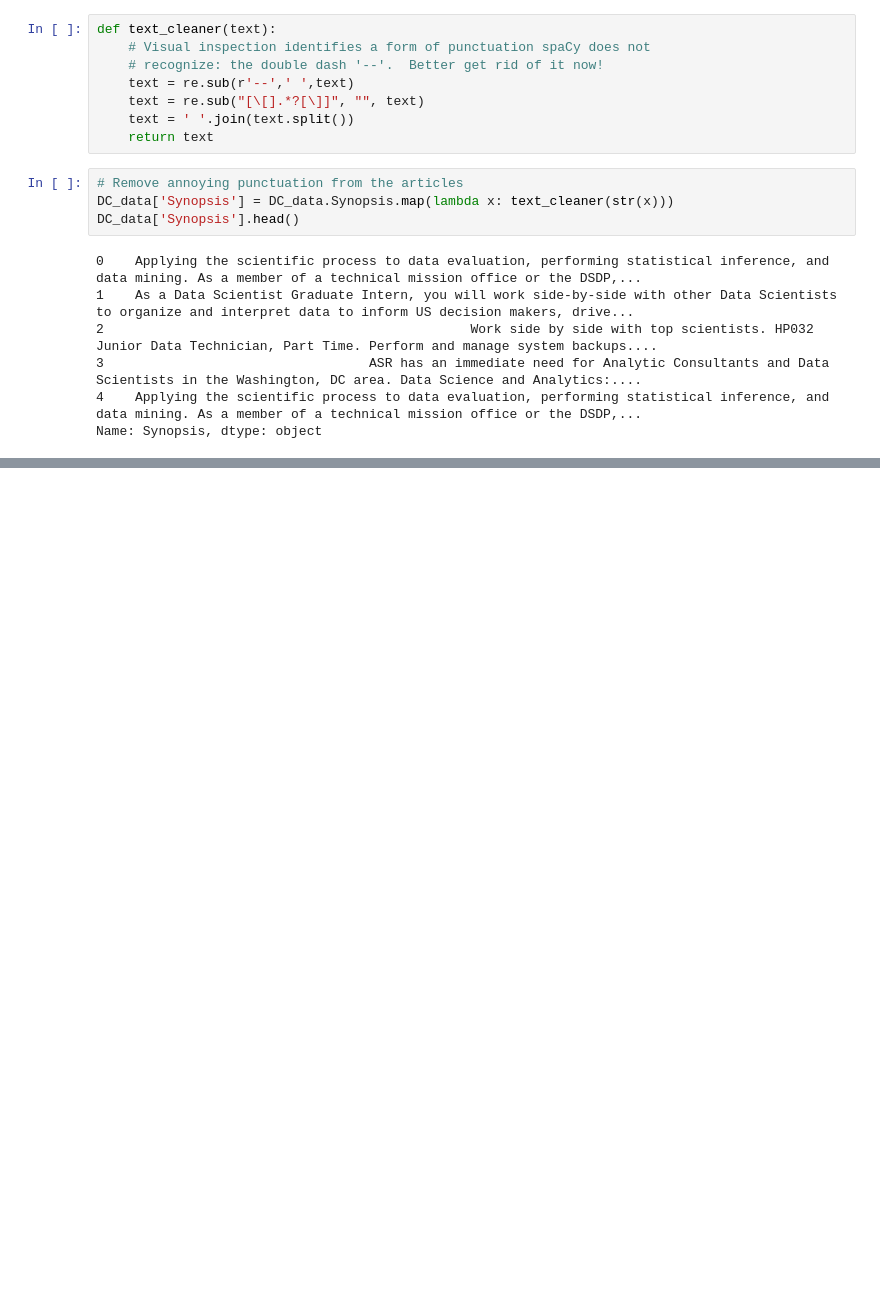
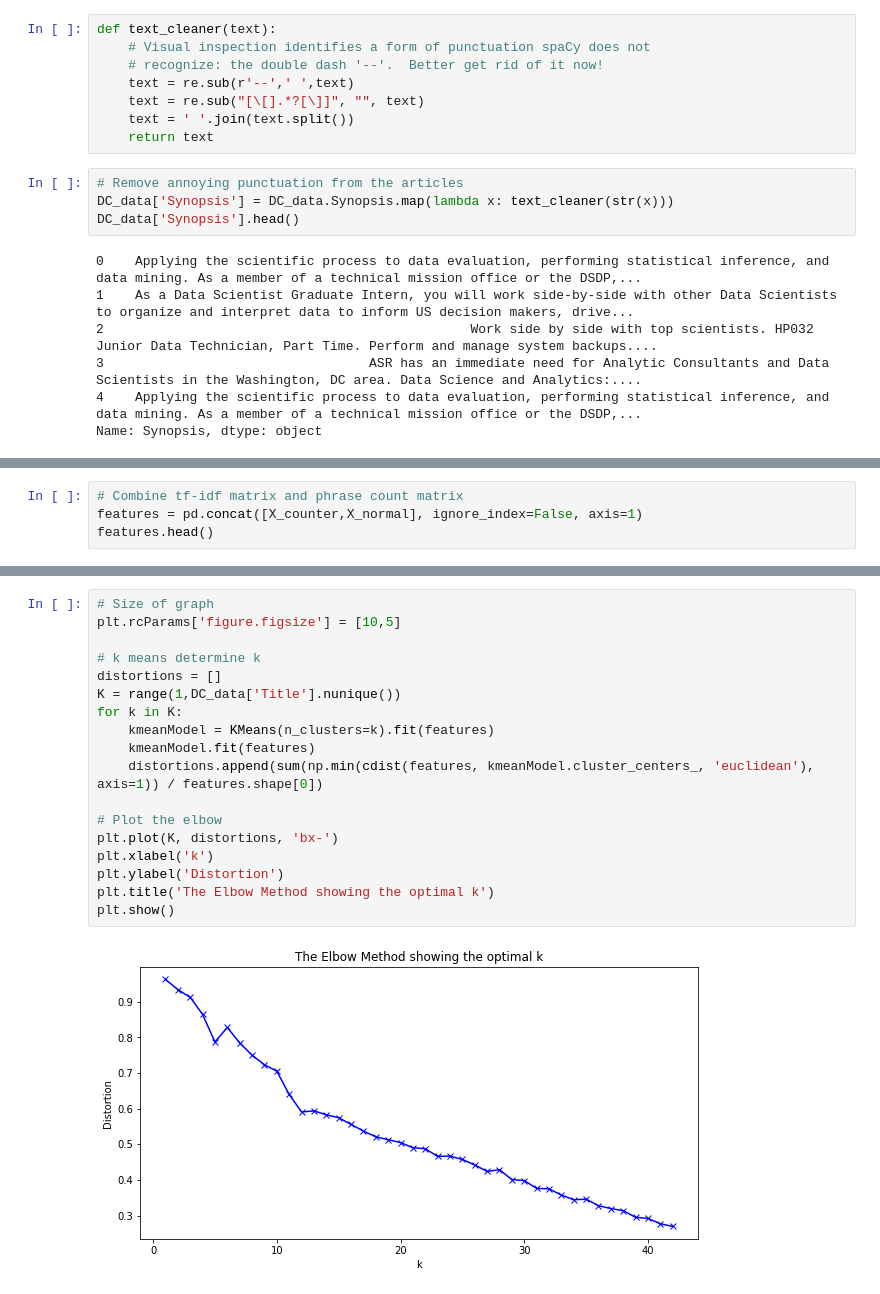
Before and after one commit to mhuh22/Thinkful, a Jupyter notebook: Bootcamp/Unit 7/Analysis on Indeed Data Scientist Postings.ipynb, the cells around one changed output, grey strips where cells are left out. Cells and saved outputs as stored; diff of their text form; blank space fills up the shorter version.

```diff
--- a/Bootcamp/Unit 7/Analysis on Indeed Data Scientist Postings.ipynb
+++ b/Bootcamp/Unit 7/Analysis on Indeed Data Scientist Postings.ipynb
@@ -214,0 +331,4 @@ TypeError: string indices must be integers
+# %%
+# Combine tf-idf matrix and phrase count matrix
+features = pd.concat([X_counter,X_normal], ignore_index=False, axis=1)
+features.head()
@@ -214,0 +343,20 @@ TypeError: string indices must be integers
+# %%
+# Size of graph
+plt.rcParams['figure.figsize'] = [10,5]
+
+# k means determine k
+distortions = []
+K = range(1,DC_data['Title'].nunique())
+for k in K:
+    kmeanModel = KMeans(n_clusters=k).fit(features)
+    kmeanModel.fit(features)
+    distortions.append(sum(np.min(cdist(features, kmeanModel.cluster_centers_, 'euclidean'), axis=1)) / features.shape[0])
+
+# Plot the elbow
+plt.plot(K, distortions, 'bx-')
+plt.xlabel('k')
+plt.ylabel('Distortion')
+plt.title('The Elbow Method showing the optimal k')
+plt.show()
+# %% [output]
+[figure, added]
```
Also changed, not shown: parts of 16 cells of this notebook.
